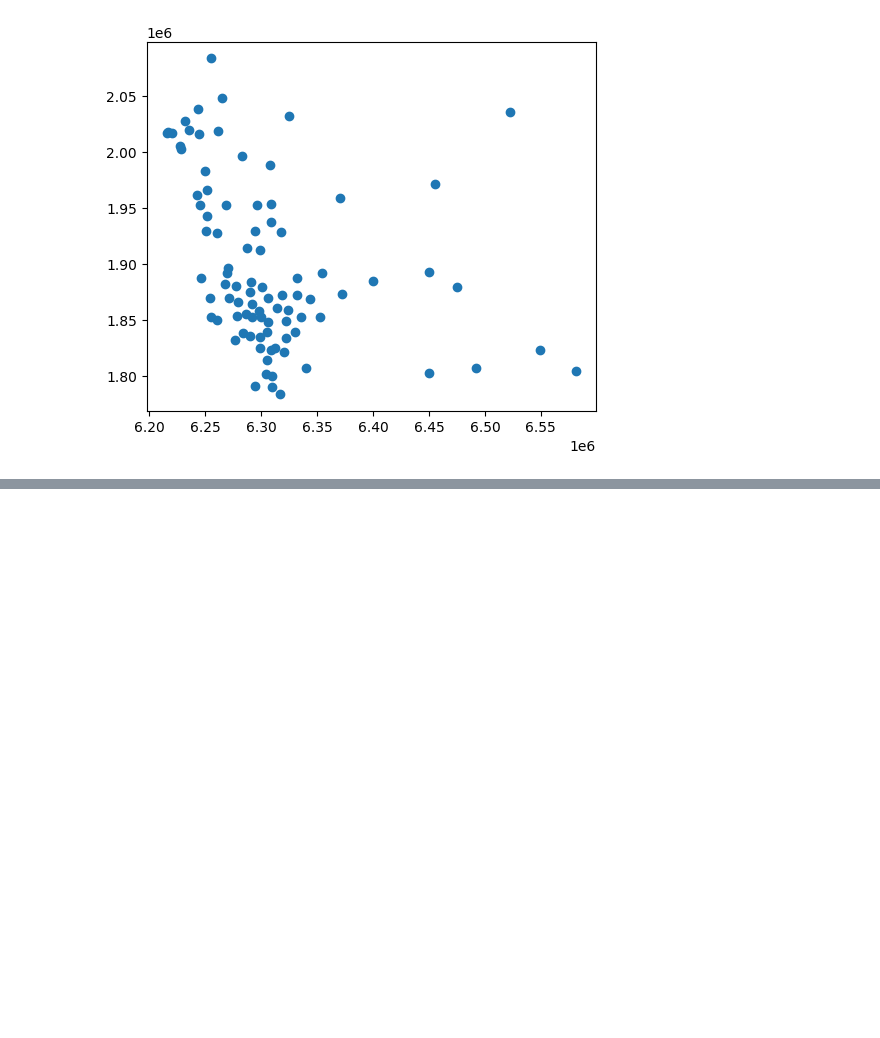
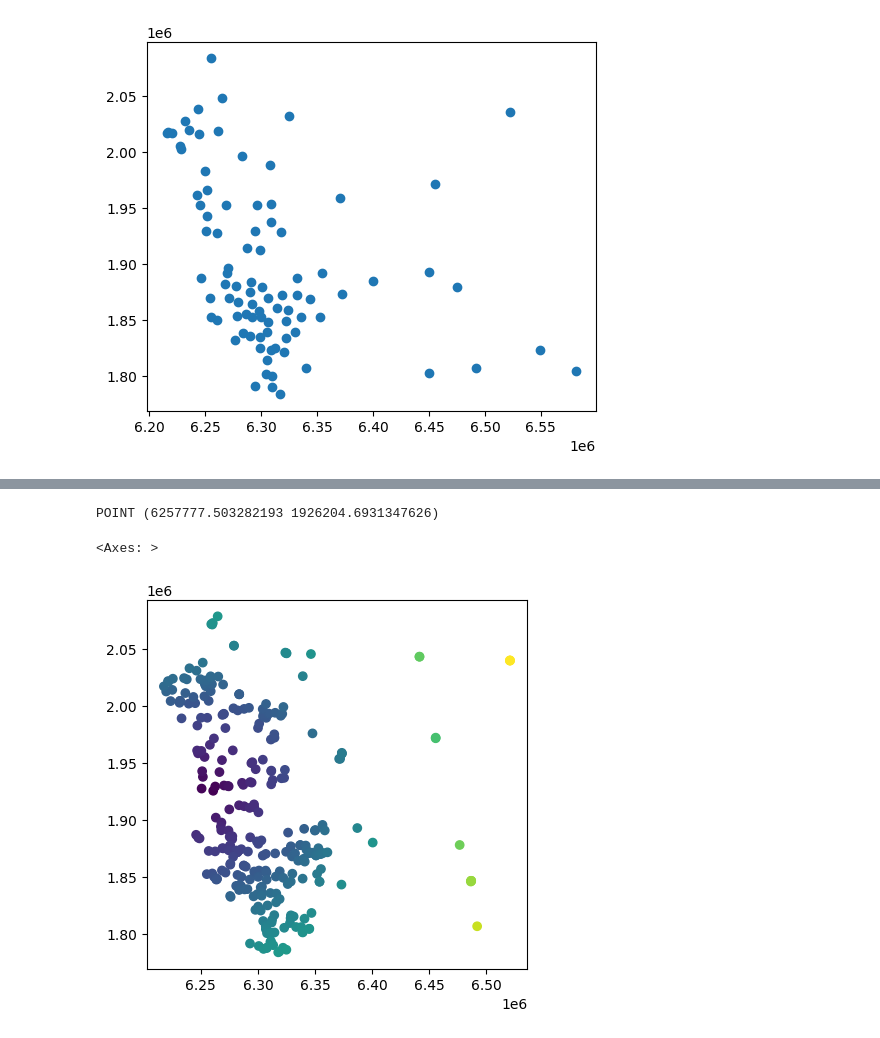
Before and after one commit to jointheleague/marketing-data, a Jupyter notebook: notebooks/ericbusboom/schools.ipynb, the cells around one changed output, grey strips where cells are left out. Saved outputs shown, nothing was run; the diff lists cells and outputs as text; code cells hidden in the pictures; blank space fills up the shorter version.

```diff
--- a/notebooks/ericbusboom/schools.ipynb
+++ b/notebooks/ericbusboom/schools.ipynb
@@ -6,3 +6,6 @@ import contextily as cx
 from pathlib import Path
 
 dd = Path('/workspaces/marketing-data/data')
+
+# Location of the league building.
+league_cv = (-117.24060311836597, 32.94814917805023)
@@ -88,0 +155,29 @@ libr.plot()
+# %%
+from pyproj import Transformer
+from shapely.geometry import Point
+
+# Initialize transformer
+# The direction is set to False, as it defaults to transforming from crs_from to crs_to
+transformer = Transformer.from_crs("EPSG:4326", "EPSG:2230", always_xy=True)
+
+# Transform coordinates
+p = transformer.transform(league_cv[0], league_cv[1])
+p = Point(*p)
+print(p)
+# %% [output]
+POINT (6257777.503282193 1926204.6931347626)
+# %%
+# Distance in meters from League classroom.
+schools['cv_dist'] = schools.geometry.distance(p)
+schools['cv_miles'] = schools.cv_dist / 1600
+# %%
+t = schools.sort_values('cv_dist', ascending = True)[['district','socType','name','minGrade', 'cv_dist', 'cv_miles', 'geometry']]
+
+t = t[(t.minGrade >=6)]
+
+t = gpd.GeoDataFrame(t, geometry='geometry')
+t.to_file(dd / "target_schools.geojson", driver='GeoJSON')
+t.plot(column='cv_miles')
+# %% [output]
+<Axes: >
+[figure, added]
```
Also changed, not shown: parts of 5 cells of this notebook, 2 other files.
